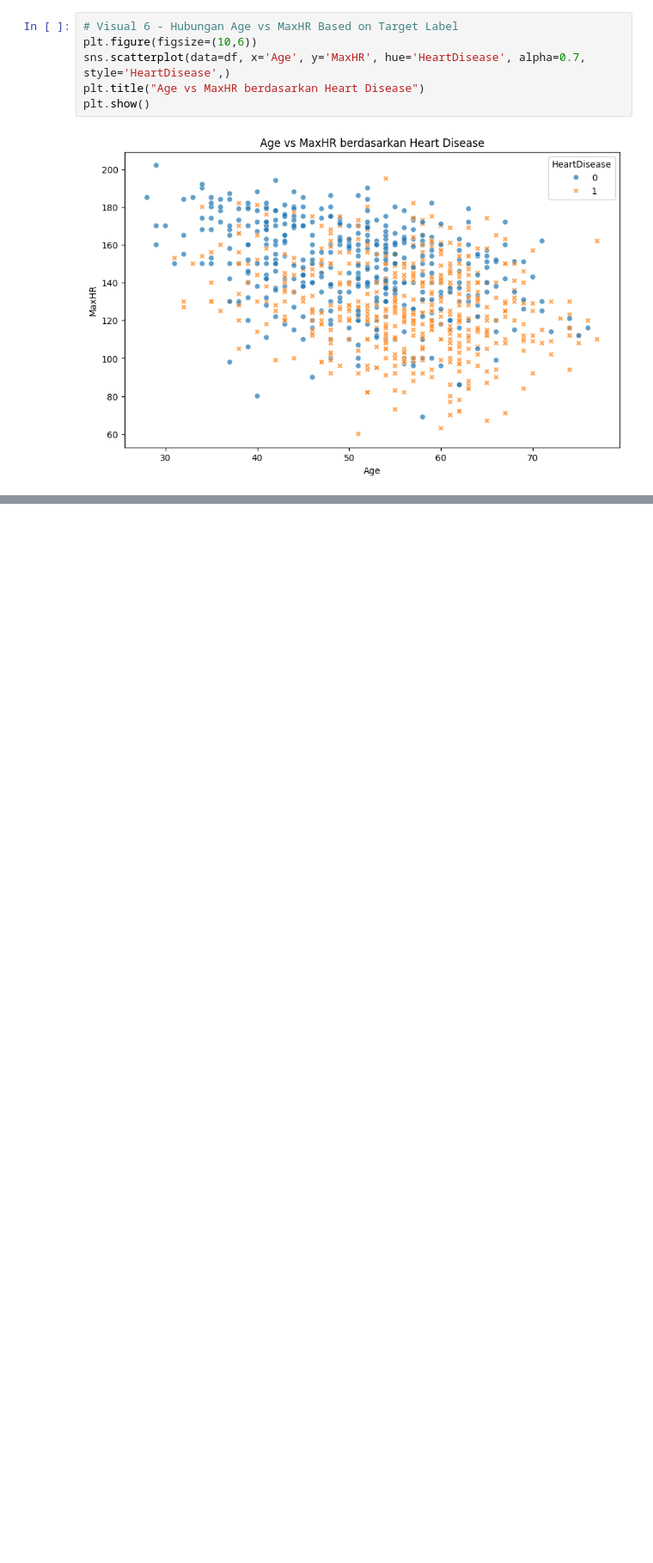
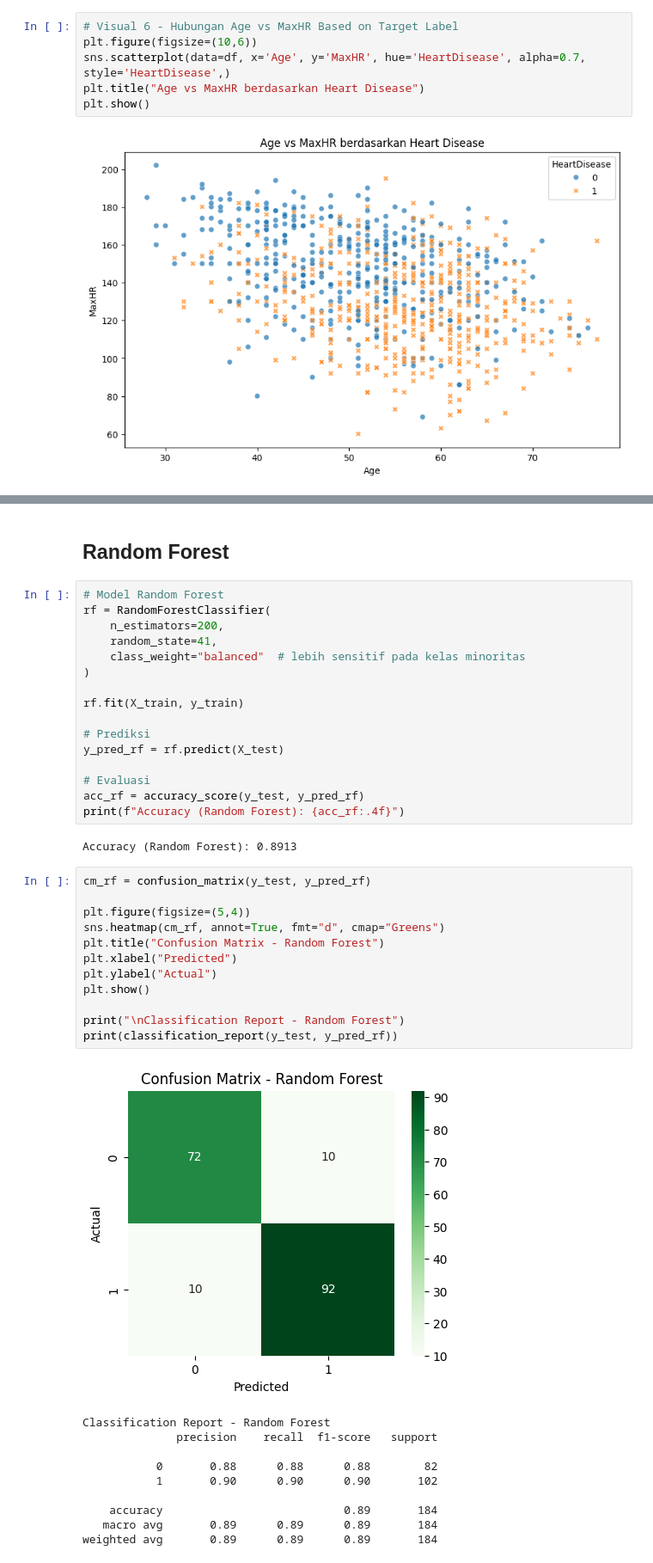
Before and after one commit to versa-syahptr/tubesPDA, a Jupyter notebook: main.ipynb, the cells around one changed output, grey strips where cells are left out. Shown at 86% size. Drawn from its saved outputs; the diff is of its cells as text; blank space fills up the shorter version.

Commit message:
add encoding and model machine learning

```diff
--- a/main.ipynb
+++ b/main.ipynb
@@ -187,0 +318,43 @@ plt.show()
+# %% [markdown]
+## Random Forest
+# %%
+# Model Random Forest
+rf = RandomForestClassifier(
+    n_estimators=200,
+    random_state=41,
+    class_weight="balanced"  # lebih sensitif pada kelas minoritas
+)
+
+rf.fit(X_train, y_train)
+
+# Prediksi
+y_pred_rf = rf.predict(X_test)
+
+# Evaluasi
+acc_rf = accuracy_score(y_test, y_pred_rf)
+print(f"Accuracy (Random Forest): {acc_rf:.4f}")
+# %% [output]
+Accuracy (Random Forest): 0.8913
+# %%
+cm_rf = confusion_matrix(y_test, y_pred_rf)
+
+plt.figure(figsize=(5,4))
+sns.heatmap(cm_rf, annot=True, fmt="d", cmap="Greens")
+plt.title("Confusion Matrix - Random Forest")
+plt.xlabel("Predicted")
+plt.ylabel("Actual")
+plt.show()
+
+print("\nClassification Report - Random Forest")
+print(classification_report(y_test, y_pred_rf))
+# %% [output]
+[figure, added]
+Classification Report - Random Forest
+              precision    recall  f1-score   support
+
+           0       0.88      0.88      0.88        82
+           1       0.90      0.90      0.90       102
+
+    accuracy                           0.89       184
+   macro avg       0.89      0.89      0.89       184
+weighted avg       0.89      0.89      0.89       184
```
Also changed, not shown: parts of 29 cells of this notebook.
